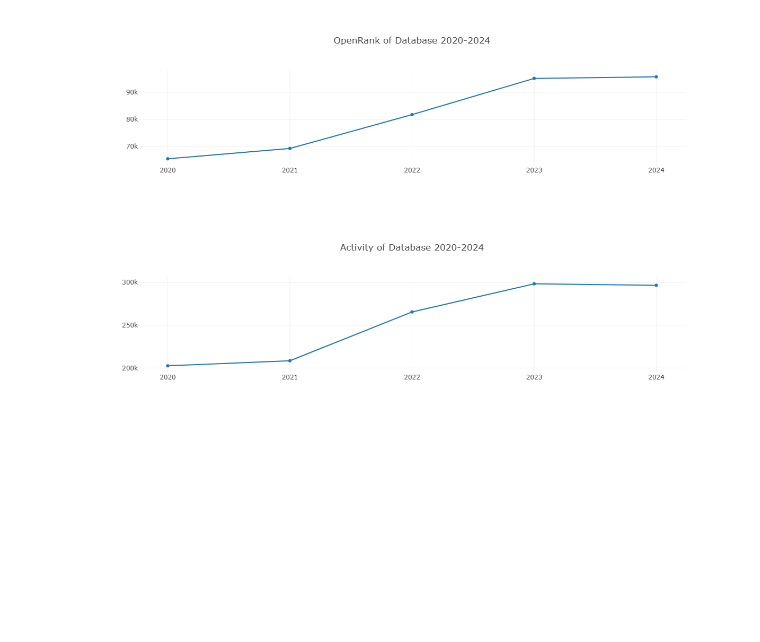
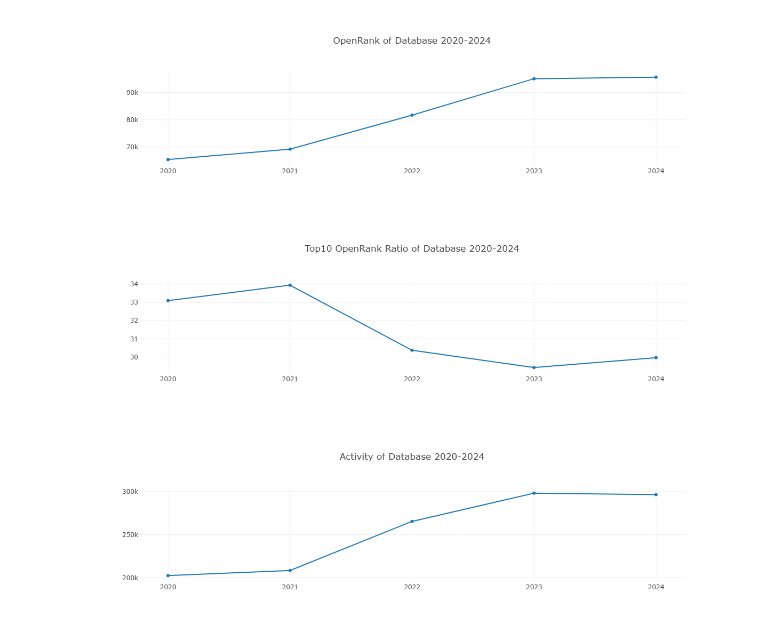
Before and after one commit to birdflyi/open-digger, a Jupyter notebook: notebook/China_open_source_techinical_report_2024_py.ipynb, the cells around one changed output. Saved outputs shown, nothing was run; the diff lists cells and outputs as text; code cells hidden in the pictures; blank space fills up the shorter version.

```diff
--- a/notebook/China_open_source_techinical_report_2024_py.ipynb
+++ b/notebook/China_open_source_techinical_report_2024_py.ipynb
@@ -68,6 +68,7 @@ print(f"valid_text_plain for dispalydf: {valid_text_plain}")
 valid_text_plain for dispalydf: ['to_csv', 'to_html', 'to_json', 'to_latex', 'to_markdown', 'to_numpy', 'to_string', 'to_xml']
 # %%
 LEN_YEARS = 5
+topN = 10  # default topN
 TOP_N_REPOS = 10
 
 year = 2024
@@ -630,6 +683,47 @@ openDigger.render.plotly(
 )
 # %% [output]
 [figure]
+# %%
+def get_columns_topN_ratio(df, topN=10, filtered_by='nlargest', percentage=True):
+    column_sums = df.sum()
+    if filtered_by == 'nlargest':
+        topn_values = df.apply(lambda col: col.nlargest(topN).sum(), axis=0)
+    elif filtered_by == 'header':
+        topn_values = df.apply(lambda col: col.header(topN).sum(), axis=0)
+    else:
+        raise ValueError("filtered_by must be in ['nlargest', 'header'].")
+    ratio = topn_values / column_sums
+    if percentage:
+        ratio = 100 * ratio
+    return ratio
+
+def topN_ratio_postprocess(df, metric='openrank', topN=10, percentage=True):
+    df_metric_repos_years = df[metric].apply(pd.Series)
+    ratio_col_name = f"{metric}_top{str(topN)}_ratio"
+    ser_topN_ratio = get_columns_topN_ratio(df_metric_repos_years, topN=topN, percentage=percentage)
+
+    return {
+        "x": years,
+        "y": list(ser_topN_ratio.values),
+        "name": ratio_col_name
+    }
+# %%
+data = openDigger.index.openrank.getRepoOpenrank(dict(
+    baseOptions,
+    **{"labelUnion": [':technology/database'],
+    "limit": -1
+    }
+))
+data_df = pd.DataFrame(data)
+data_records = [topN_ratio_postprocess(data_df, metric='openrank', percentage=True)]
+title_meta = {"title": f"Top{topN} OpenRank Ratio of Database {startYear}-{year}", "xaxis": { "type": 'category' }}
+openDigger.render.plotly(
+    data_records,
+    title_meta,
+    MultiMime()
+)
+# %% [output]
+[figure, added]
 # %%
 data = openDigger.index.activity.getRepoActivity(dict(
     baseOptions,
```
Also changed, not shown: parts of 19 cells of this notebook, 9 other files.
